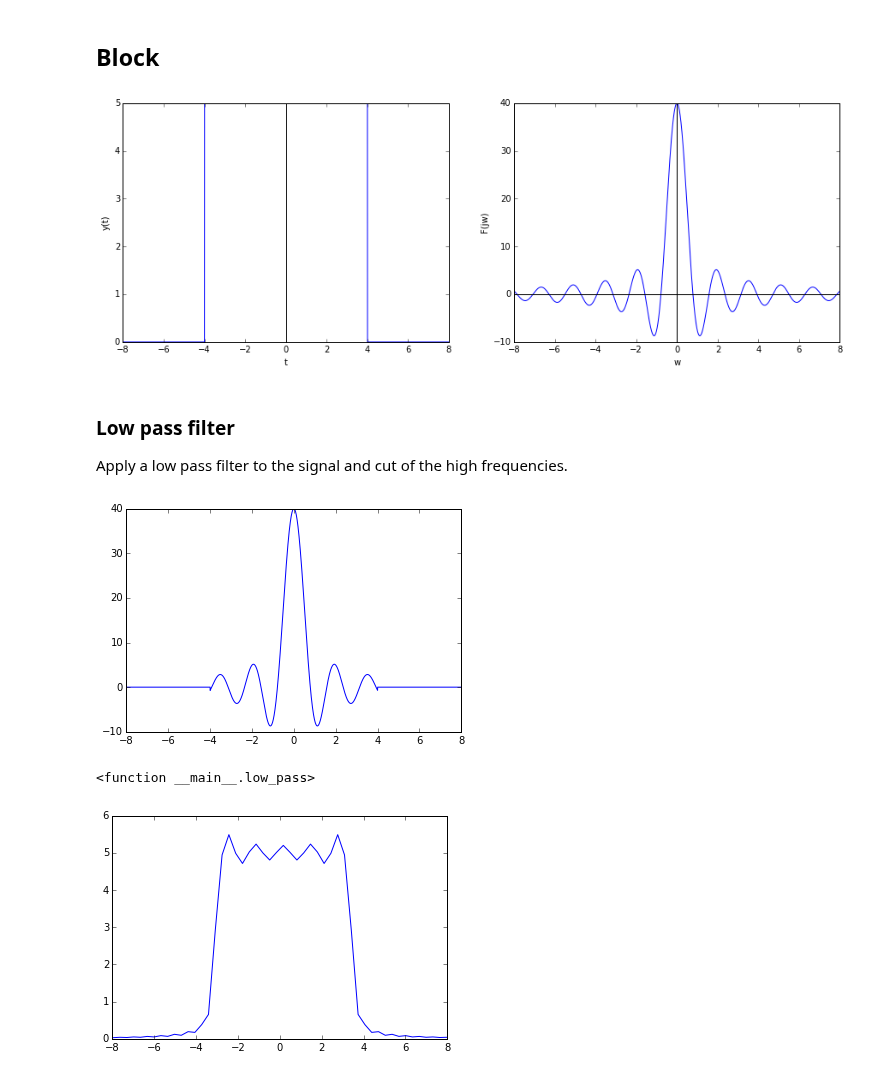
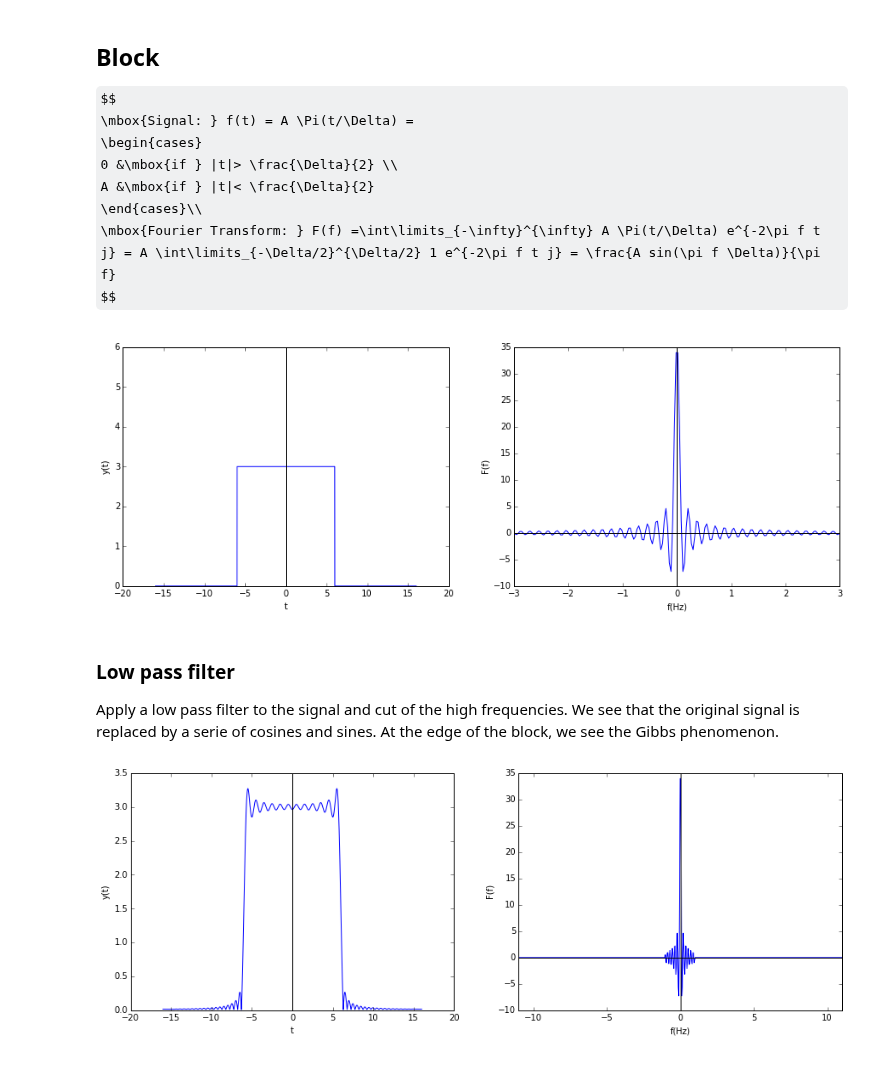
Before and after one commit to claesenm/kul-systeemtheorie, a Jupyter notebook: notebooks/Fourier Transform.ipynb, the cells around one changed output. Saved outputs shown, nothing was run; the diff lists cells and outputs as text; code cells hidden in the pictures; some formulas as TeX source.

```diff
--- a/notebooks/Fourier Transform.ipynb
+++ b/notebooks/Fourier Transform.ipynb
@@ -68,44 +98,47 @@ interact(impulse_train,period = (1,10))
-# %% [markdown]
-## Block
+# %% [markdown]
+## Block
+$$
+\mbox{Signal: } f(t) = A \Pi(t/\Delta) =
+\begin{cases}
+0 &\mbox{if } |t|> \frac{\Delta}{2} \\
+A &\mbox{if } |t|< \frac{\Delta}{2}
+\end{cases}\\
+\mbox{Fourier Transform: } F(f) =\int\limits_{-\infty}^{\infty} A \Pi(t/\Delta) e^{-2\pi f t j} = A \int\limits_{-\Delta/2}^{\Delta/2} 1 e^{-2\pi f t j} = \frac{A sin(\pi f \Delta)}{\pi f}
+$$
 # %%
 y_w = None
-w = None
+f = None
 def block(amp,width):
-    global y_w,w
-    t = np.linspace(-N*T/2,N*T/2,N)
+    global y_w,f
+    t = np.linspace(-N/(2*Fs),N/(2*Fs),N)
     y = np.zeros(len(t))
-    i = int(len(t)/2-(width/2.0)*f_bem)
-    while i <= int(len(t)/2 + (width/2.0)*f_bem):
-        y[i] = amp
-        i += 1
-    w = np.linspace(-N*T/2,N*T/2,N)
-    y_w = 2*amp*np.sin(w*width/2)/w
-    draw(t,y,w,y_w)
+    start = int(len(t)/2-(width/2.0)*Fs)
+    stop =  int(len(t)/2 + (width/2.0)*Fs)
+    y[start:stop] = amp
+    f = np.linspace(-Fs/(2),Fs/(2),N)
+    y_w = amp*np.sin(np.pi*f*width)/(np.pi*f)
+    draw(t,y,f,y_w,y_lim=[0,6],f_lim=[-3,3])
 
-interact(block,amp=(1,5),width = (1,8))
+interact(block,amp=(1,5),width = (1,30))
 # %% [output]
-[figure, old version]
+[figure, new version]
 # %% [markdown]
 ### Low pass filter
-Apply a low pass filter to the signal and cut of the high frequencies.
+Apply a low pass filter to the signal and cut of the high frequencies. We see that the original signal is replaced by a serie of cosines and sines. At the edge of the block, we see the Gibbs phenomenon.
 # %%
 def low_pass(cut_off_frequency):
-    pos_pos = np.amin(np.where(w > cut_off_frequency))
-    pos_neg = np.amax(np.where(w < -cut_off_frequency))
+    pos_pos = np.amin(np.where(f > cut_off_frequency))
+    pos_neg = np.amax(np.where(f < -cut_off_frequency))
     temp = y_w[pos_neg:pos_pos]
-    diff = len(w) - len(temp)
+    diff = len(f) - len(temp)
     y_w_lp = [0] * (diff/2) + temp.tolist() + [0]*(diff/2)
     if diff%2 == 1:
         y_w_lp += [0]
-    plt.plot(w,y_w_lp)
-    plt.show()
-    y_signal = fourier.ifft(y_w_lp)
-    y_signal = 2.55 *fourier.fftshift(np.abs(y_signal))
-    t_signal = np.linspace(-2.6/(T), 2.6/(T), N)
-    plt.plot(t_signal,y_signal)
-    plt.xlim(-8,8)
-interact(low_pass,cut_off_frequency=(1,7))
+    y_w_lp = np.array(y_w_lp)
+    y_signal = fourier.ifftshift(abs(fourier.ifft(Fs*y_w_lp)))
+    t_signal = np.linspace(-N/(2.*Fs),N/(2.*Fs),N)
+    draw(t_signal,y_signal,f,y_w_lp,f_lim=[-11,11])
+
+interact(low_pass,cut_off_frequency=(1,10))
 # %% [output]
-[figure, old version]
+[figure, new version]
-<function __main__.low_pass>
-[figure, removed]
```
Also changed, not shown: parts of 14 cells of this notebook, 5 other files.
